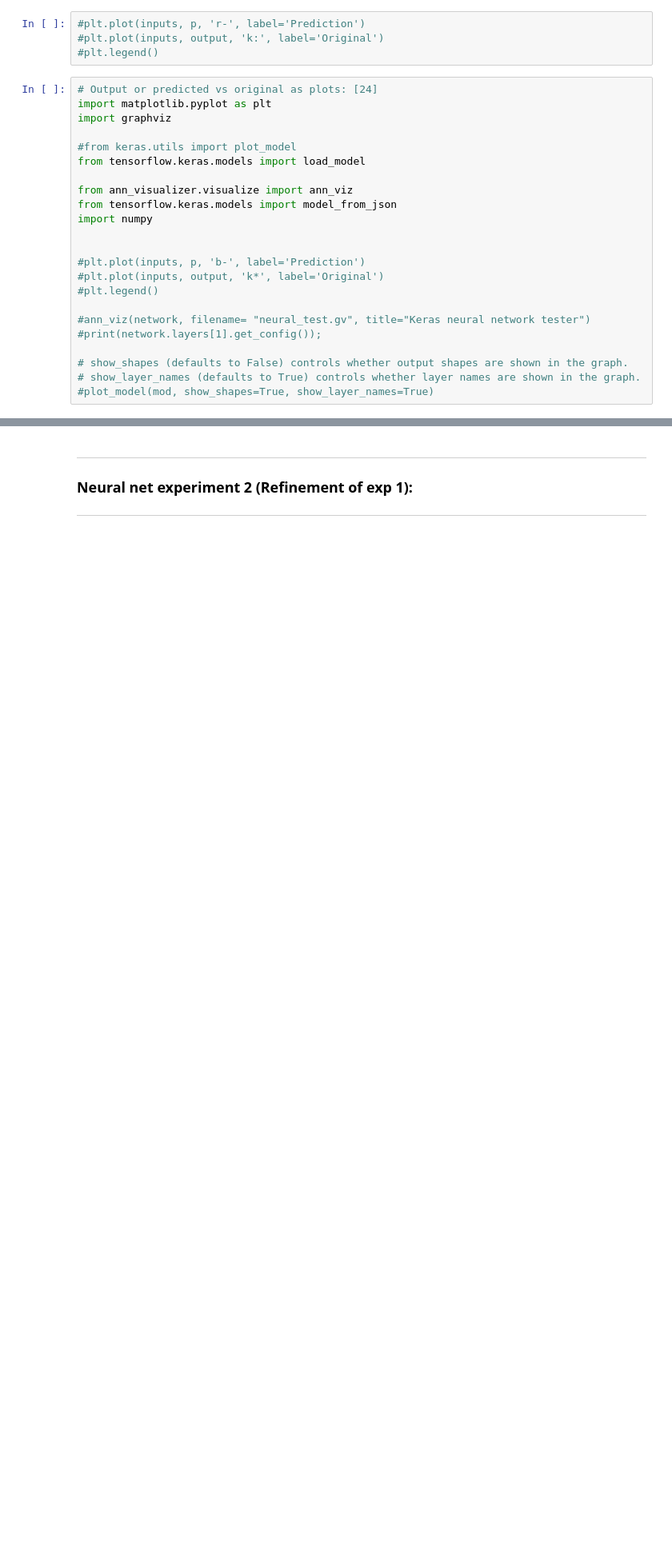
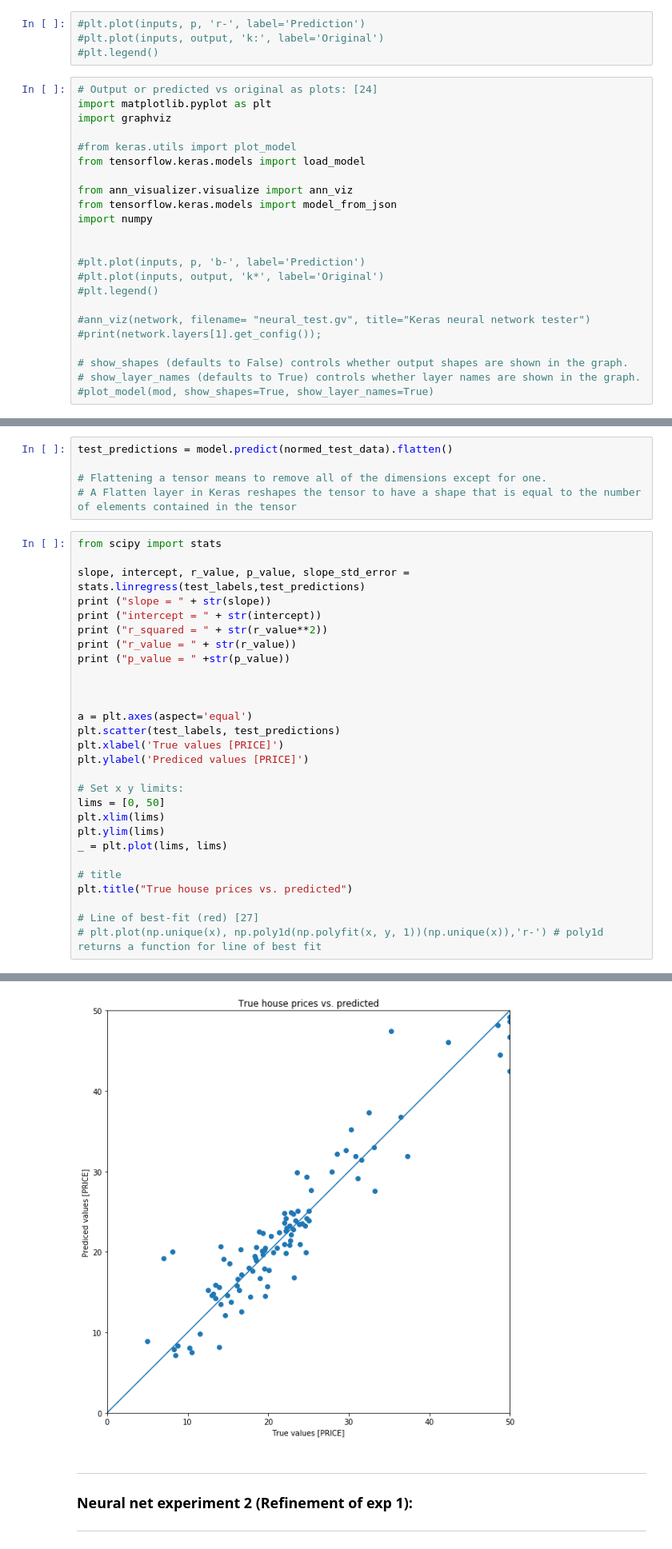
Before and after one commit to Datagatherer2357/Machine-Learning-and-Statistics-2019-Assessment, a Jupyter notebook: Machine-Learning-and-Statistics-2019-Assessment.ipynb, the cells around one changed output, grey strips where cells are left out. Shown at 80% size. Cells and saved outputs as stored; diff of their text form; blank space fills up the shorter version.

```diff
--- a/Machine-Learning-and-Statistics-2019-Assessment.ipynb
+++ b/Machine-Learning-and-Statistics-2019-Assessment.ipynb
@@ -1115,0 +1377,34 @@ import numpy
+# %%
+test_predictions = model.predict(normed_test_data).flatten()
+
+# Flattening a tensor means to remove all of the dimensions except for one.
+# A Flatten layer in Keras reshapes the tensor to have a shape that is equal to the number of elements contained in the tensor
+# %%
+from scipy import stats
+
+slope, intercept, r_value, p_value, slope_std_error = stats.linregress(test_labels,test_predictions)
+print ("slope = " + str(slope))
+print ("intercept = " + str(intercept))
+print ("r_squared = " + str(r_value**2))
+print ("r_value = " + str(r_value))
+print ("p_value = " +str(p_value))
+
+
+
+a = plt.axes(aspect='equal')
+plt.scatter(test_labels, test_predictions)
+plt.xlabel('True values [PRICE]')
+plt.ylabel('Prediced values [PRICE]')
+
+# Set x y limits:
+lims = [0, 50]
+plt.xlim(lims)
+plt.ylim(lims)
+_ = plt.plot(lims, lims)
+
+# title
+plt.title("True house prices vs. predicted")
+
+# Line of best-fit (red) [27]
+# plt.plot(np.unique(x), np.poly1d(np.polyfit(x, y, 1))(np.unique(x)),'r-') # poly1d returns a function for line of best fit
+# %% [output]
@@ -1116,3 +1417,4 @@ import numpy
+[figure, added]
 # %% [markdown]
 ***
 ### Neural net experiment 2 (Refinement of exp 1):
```
Also changed, not shown: parts of 23 cells of this notebook.
